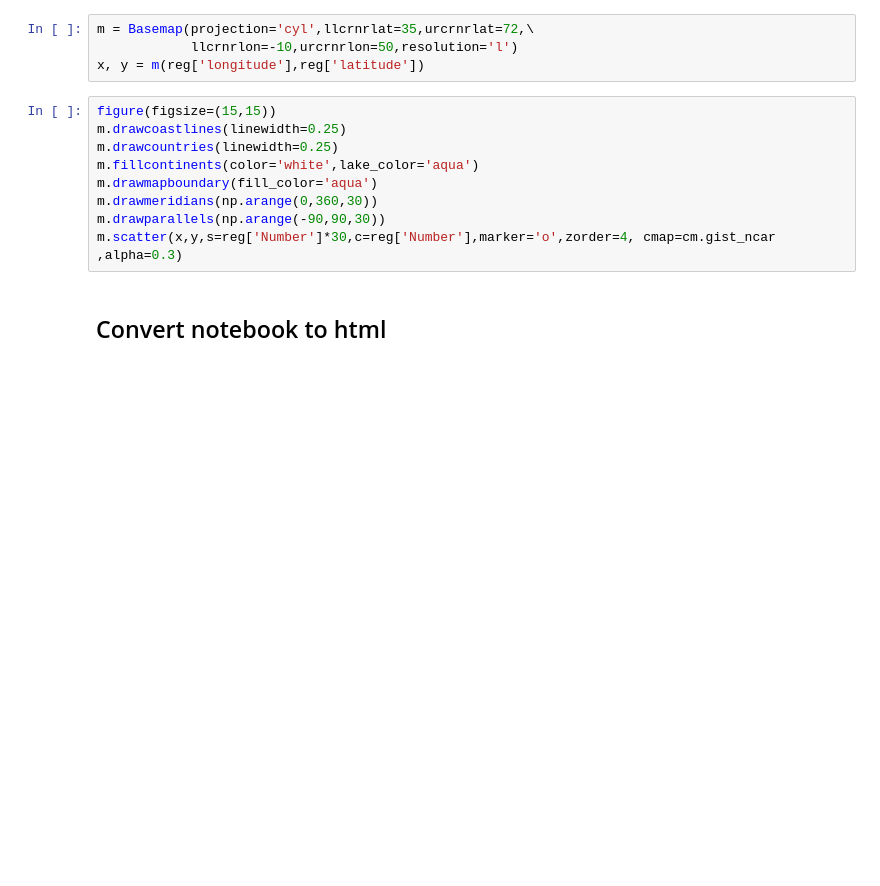
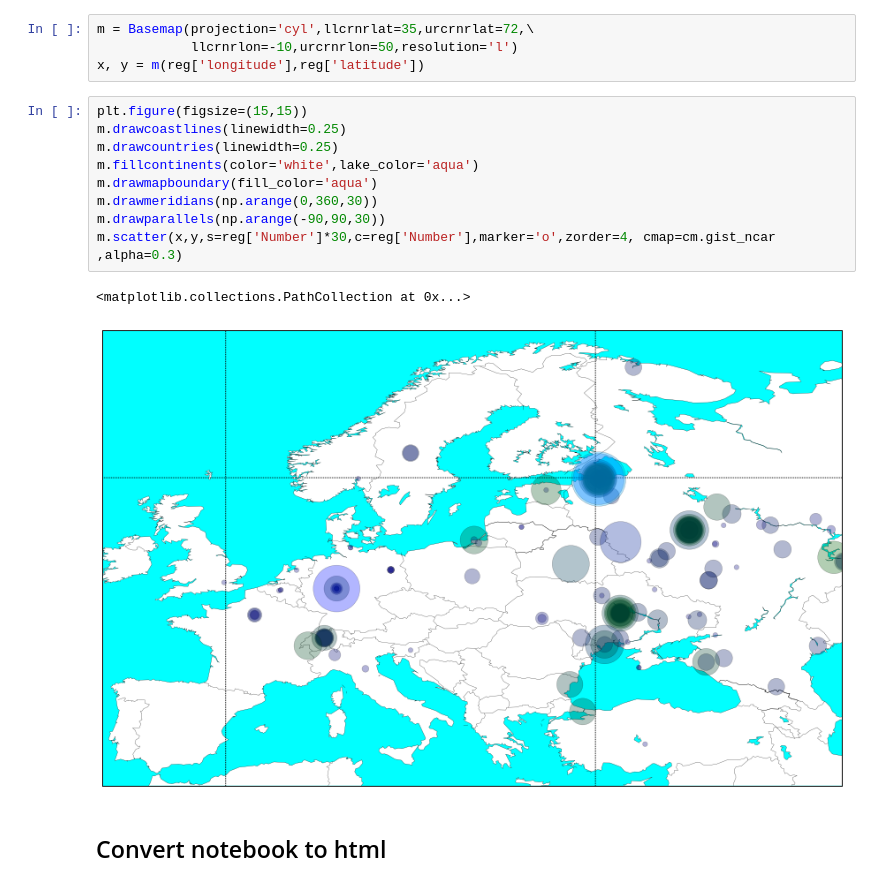
Before and after one commit to koldunovn/YaC2014, a Jupyter notebook: Apache_log.ipynb, the cells around one changed output. Saved outputs shown, nothing was run; the diff lists cells and outputs as text; blank space fills up the shorter version.

```diff
--- a/Apache_log.ipynb
+++ b/Apache_log.ipynb
@@ -435,14 +561,17 @@ m = Basemap(projection='cyl',llcrnrlat=35,urcrnrlat=72,\
             llcrnrlon=-10,urcrnrlon=50,resolution='l')
 x, y = m(reg['longitude'],reg['latitude'])
 # %%
-figure(figsize=(15,15))
+plt.figure(figsize=(15,15))
 m.drawcoastlines(linewidth=0.25)
 m.drawcountries(linewidth=0.25)
 m.fillcontinents(color='white',lake_color='aqua')
 m.drawmapboundary(fill_color='aqua')
 m.drawmeridians(np.arange(0,360,30))
 m.drawparallels(np.arange(-90,90,30))
 m.scatter(x,y,s=reg['Number']*30,c=reg['Number'],marker='o',zorder=4, cmap=cm.gist_ncar ,alpha=0.3)
+# %% [output]
+<matplotlib.collections.PathCollection at 0x...>
+[figure, added]
 # %% [markdown]
 ## Convert notebook to html
 # %% [markdown]
```
Also changed, not shown: parts of 47 cells of this notebook.
